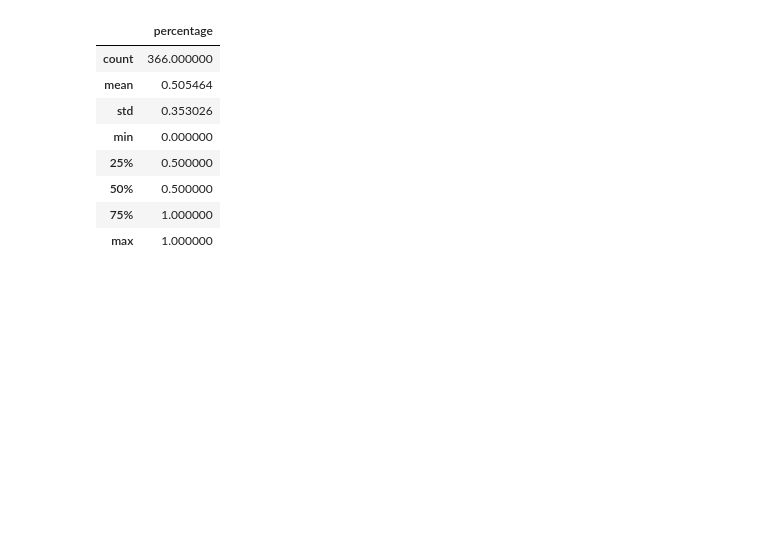
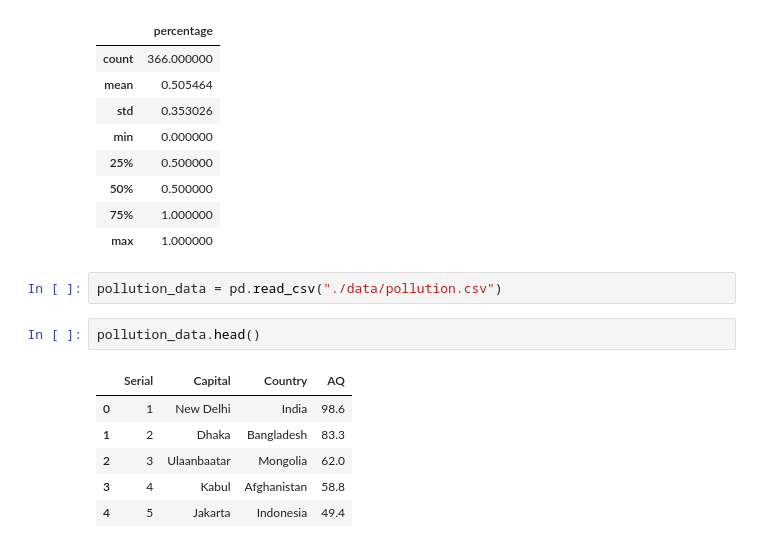
Before and after one commit to Vivek-Py/MeteorShowerPredictor, a Jupyter notebook: meteor-showers/meteor-showers.ipynb, the cells around one changed output. Saved outputs shown, nothing was run; the diff lists cells and outputs as text; blank space fills up the shorter version.

```diff
--- a/meteor-showers/meteor-showers.ipynb
+++ b/meteor-showers/meteor-showers.ipynb
@@ -414,3 +405,14 @@ moon_phases.describe()
 | 50% | 0.500000 |
 | 75% | 1.000000 |
 | max | 1.000000 |
+# %%
+pollution_data = pd.read_csv("./data/pollution.csv")
+# %%
+pollution_data.head()
+# %% [output]
+|  | Serial | Capital | Country | AQ |
+| 0 | 1 | New Delhi | India | 98.6 |
+| 1 | 2 | Dhaka | Bangladesh | 83.3 |
+| 2 | 3 | Ulaanbaatar | Mongolia | 62.0 |
+| 3 | 4 | Kabul | Afghanistan | 58.8 |
+| 4 | 5 | Jakarta | Indonesia | 49.4 |
```
Also changed, not shown: parts of 4 cells of this notebook, 1 other file.
